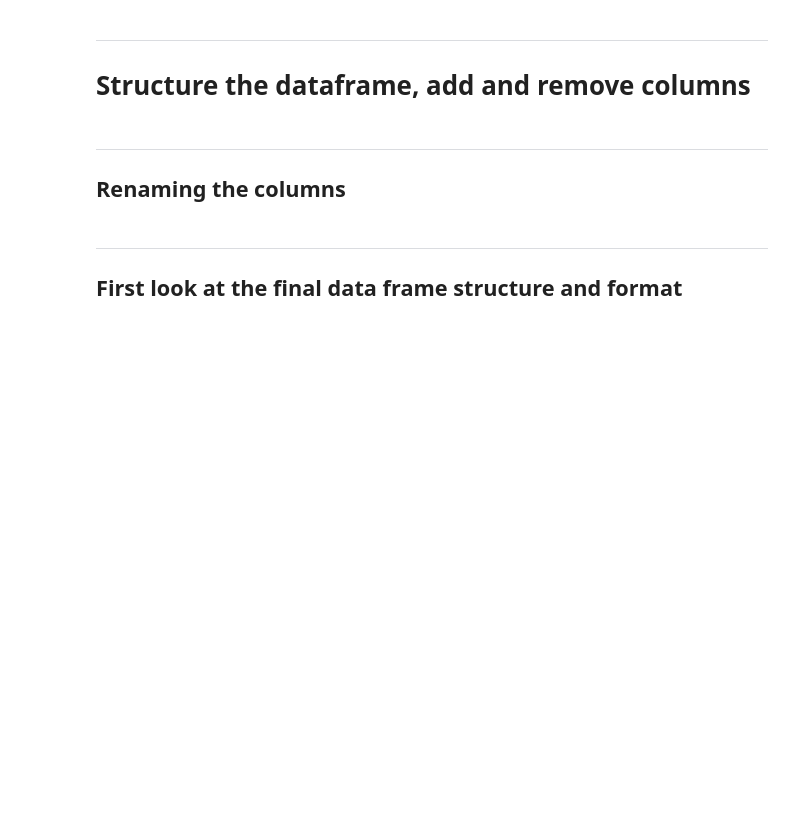
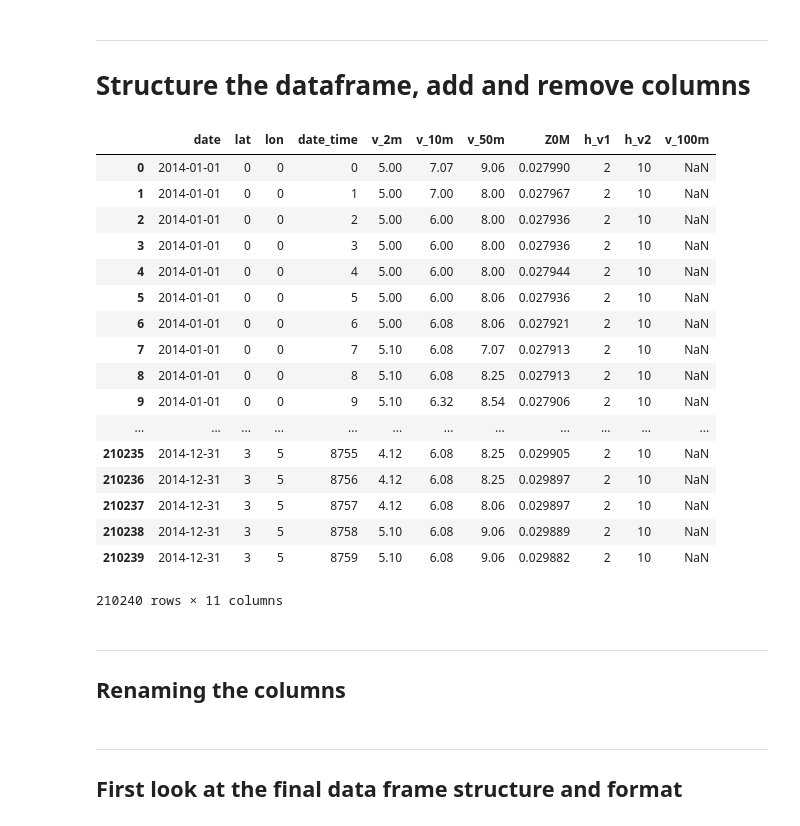
Before and after one commit to Open-Power-System-Data/weather_data, a Jupyter notebook: weather_data_2_download.ipynb, the cells around one changed output. Cells and saved outputs as stored; diff of their text form; code cells hidden in the pictures; blank space fills up the shorter version.

```diff
--- a/weather_data_2_download.ipynb
+++ b/weather_data_2_download.ipynb
@@ -563,12 +561,32 @@ df
 # %%
 # Calculate height for v_2m and v_10m (2 + DISPH or 10 + DISPH)
 df['h_v1'] = df.apply((lambda x:int(x['DISPH']) + 2), axis=1)
 df['h_v2'] = df.apply((lambda x:int(x['DISPH']) + 10), axis=1)
 
 df['v_100m'] = np.nan
 df.drop('DISPH', axis=1, inplace=True)
-df.drop(['time', 'date'], axis=1, inplace=True)
+df.drop(['time'], axis=1, inplace=True)
 df.drop(['U2M', 'U10M', 'U50M', 'V2M', 'V10M', 'V50M'], axis=1, inplace=True)
+df
+# %% [output]
+|  | date | lat | lon | date_time | v_2m | v_10m | v_50m | Z0M | h_v1 | h_v2 | v_100m |
+| 0 | 2014-01-01 | 0 | 0 | 0 | 5.00 | 7.07 | 9.06 | 0.027990 | 2 | 10 | NaN |
+| 1 | 2014-01-01 | 0 | 0 | 1 | 5.00 | 7.00 | 8.00 | 0.027967 | 2 | 10 | NaN |
+| 2 | 2014-01-01 | 0 | 0 | 2 | 5.00 | 6.00 | 8.00 | 0.027936 | 2 | 10 | NaN |
+| 3 | 2014-01-01 | 0 | 0 | 3 | 5.00 | 6.00 | 8.00 | 0.027936 | 2 | 10 | NaN |
+| 4 | 2014-01-01 | 0 | 0 | 4 | 5.00 | 6.00 | 8.00 | 0.027944 | 2 | 10 | NaN |
+| 5 | 2014-01-01 | 0 | 0 | 5 | 5.00 | 6.00 | 8.06 | 0.027936 | 2 | 10 | NaN |
+| 6 | 2014-01-01 | 0 | 0 | 6 | 5.00 | 6.08 | 8.06 | 0.027921 | 2 | 10 | NaN |
+| 7 | 2014-01-01 | 0 | 0 | 7 | 5.10 | 6.08 | 7.07 | 0.027913 | 2 | 10 | NaN |
+| 8 | 2014-01-01 | 0 | 0 | 8 | 5.10 | 6.08 | 8.25 | 0.027913 | 2 | 10 | NaN |
+| 9 | 2014-01-01 | 0 | 0 | 9 | 5.10 | 6.32 | 8.54 | 0.027906 | 2 | 10 | NaN |
+| ... | ... | ... | ... | ... | ... | ... | ... | ... | ... | ... | ... |
+| 210235 | 2014-12-31 | 3 | 5 | 8755 | 4.12 | 6.08 | 8.25 | 0.029905 | 2 | 10 | NaN |
+| 210236 | 2014-12-31 | 3 | 5 | 8756 | 4.12 | 6.08 | 8.25 | 0.029897 | 2 | 10 | NaN |
+| 210237 | 2014-12-31 | 3 | 5 | 8757 | 4.12 | 6.08 | 8.06 | 0.029897 | 2 | 10 | NaN |
+| 210238 | 2014-12-31 | 3 | 5 | 8758 | 5.10 | 6.08 | 9.06 | 0.029889 | 2 | 10 | NaN |
+| 210239 | 2014-12-31 | 3 | 5 | 8759 | 5.10 | 6.08 | 9.06 | 0.029882 | 2 | 10 | NaN |
+210240 rows × 11 columns
 # %% [markdown]
 ---
 ## Renaming the columns
```
Also changed, not shown: parts of 14 cells of this notebook.
